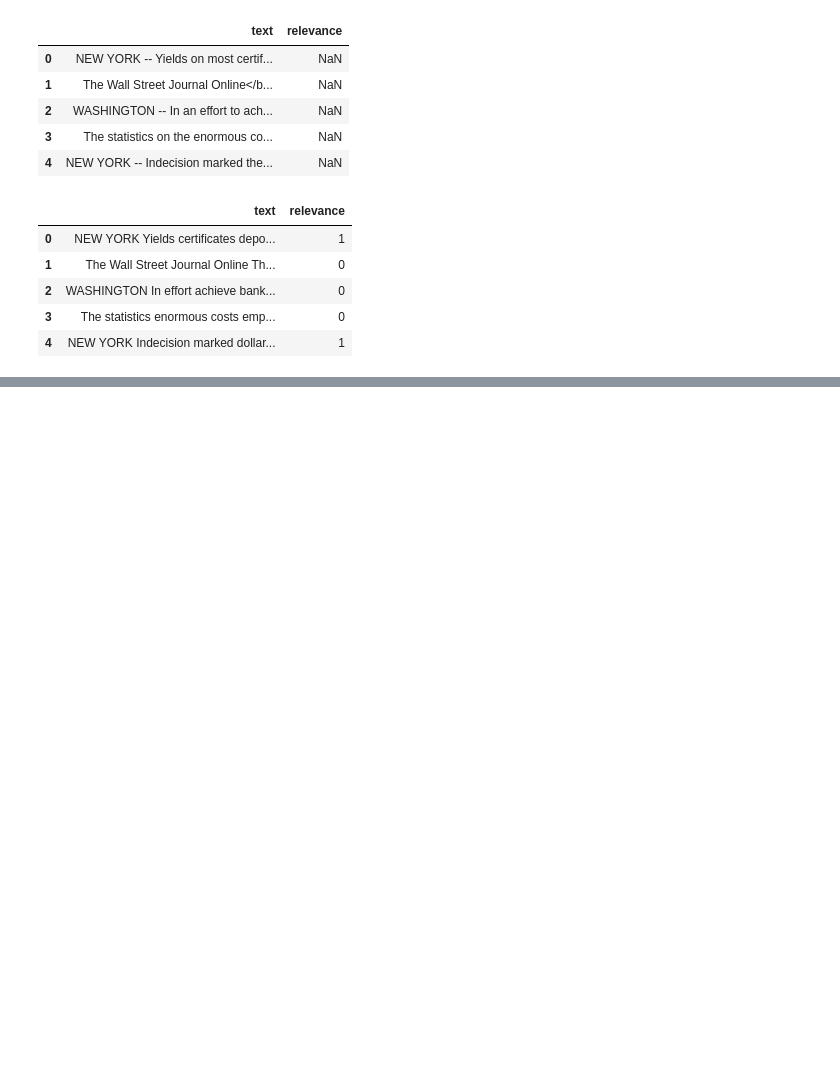
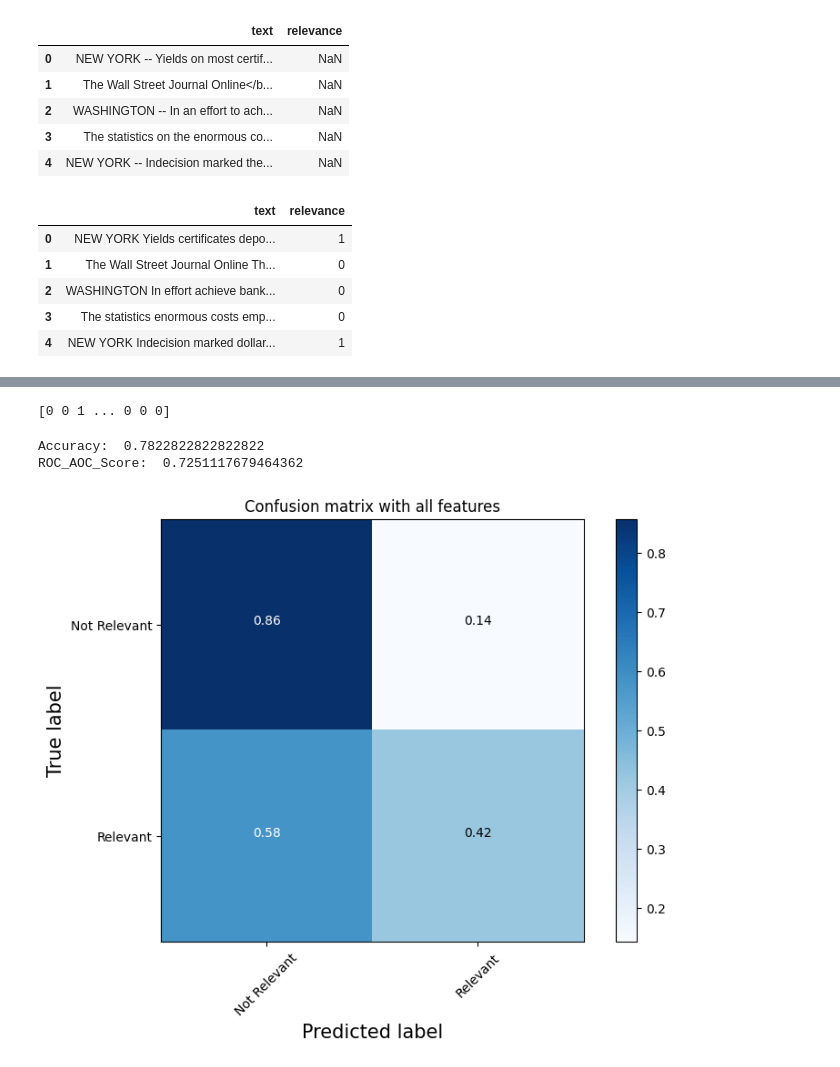
Before and after one commit to coder7475/ml-fundamentals, a Jupyter notebook: notebooks/practical_nlp_book/ch4/1_news_article_classification.ipynb, the cells around one changed output, grey strips where cells are left out. Cells and saved outputs as stored; diff of their text form; code cells hidden in the pictures; blank space fills up the shorter version.

Commit message:
feat: expand news article classification notebook with modeling section, including data splitting, feature extraction using CountVectorizer, and classifier training and evaluation steps

```diff
--- a/notebooks/practical_nlp_book/ch4/1_news_article_classification.ipynb
+++ b/notebooks/practical_nlp_book/ch4/1_news_article_classification.ipynb
@@ -141,0 +201,63 @@ our_data.head()
+# %%
+# make class predictions for X_test_dtm
+y_pred_class = nb.predict(X_test_dtm)
+print(y_pred_class)
+# %% [output]
+[0 0 1 ... 0 0 0]
+# %%
+# Step 4: Evaluate the classifier using various measures
+
+# Function to plot confusion matrix.
+# Ref:http://scikit-learn.org/stable/auto_examples/model_selection/plot_confusion_matrix.html
+import itertools
+from sklearn.metrics import roc_auc_score
+
+def plot_confusion_matrix(cm, classes,
+                          normalize=False,
+                          title='Confusion matrix',
+                          cmap=plt.cm.Blues):
+    """
+    This function prints and plots the confusion matrix.
+    Normalization can be applied by setting `normalize=True`.
+    """
+    if normalize:
+        cm = cm.astype('float') / cm.sum(axis=1)[:, np.newaxis]
+
+    plt.imshow(cm, interpolation='nearest', cmap=cmap)
+    plt.title(title)
+    plt.colorbar()
+    tick_marks = np.arange(len(classes))
+    plt.xticks(tick_marks, classes, rotation=45)
+
+    plt.yticks(tick_marks, classes)
+
+    fmt = '.2f' if normalize else 'd'
+    thresh = cm.max() / 2.
+    for i, j in itertools.product(range(cm.shape[0]), range(cm.shape[1])):
+        plt.text(j, i, format(cm[i, j], fmt),
+                 horizontalalignment="center",
+                 color="white" if cm[i, j] > thresh else "black")
+
+    plt.tight_layout()
+    plt.ylabel('True label',fontsize=15)
+    plt.xlabel('Predicted label',fontsize=15)
+# %%
+
+# Print accuracy:
+print("Accuracy: ", accuracy_score(y_test, y_pred_class))
+
+# calculate AUC: Area under the curve(AUC) gives idea about the model efficiency:
+# Further information: https://en.wikipedia.org/wiki/Receiver_operating_characteristic
+y_pred_prob = nb.predict_proba(X_test_dtm)[:, 1]
+print("ROC_AOC_Score: ", roc_auc_score(y_test, y_pred_prob))
+# %% [output]
+Accuracy:  0.7822822822822822
+ROC_AOC_Score:  0.7251117679464362
+# %%
+# print the confusion matrix
+cnf_matrix = confusion_matrix(y_test, y_pred_class)
+plt.figure(figsize=(8,6))
+plot_confusion_matrix(cnf_matrix, classes=['Not Relevant','Relevant'],normalize=True,
+                      title='Confusion matrix with all features')
+# %% [output]
+[figure, added]
```
Also changed, not shown: parts of 6 cells of this notebook.
